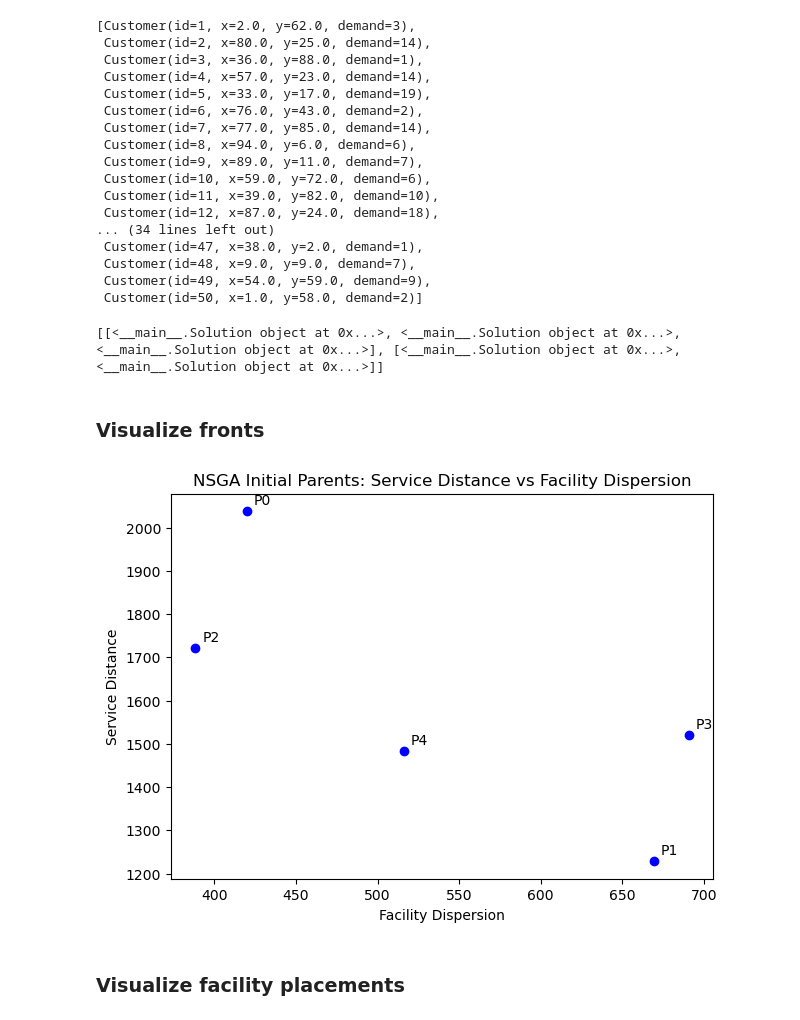
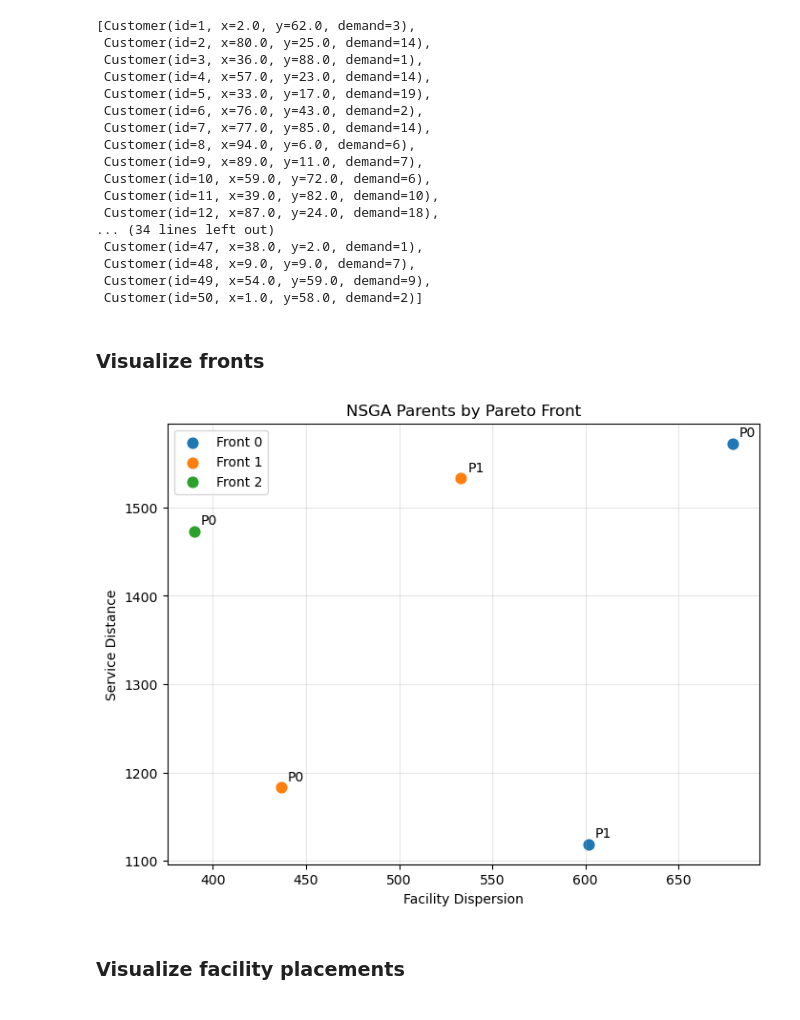
Before and after one commit to benbekir/optimization-algorithms, a Jupyter notebook: multiple-objectives-constraints/nsga.ipynb, the cells around one changed output. Saved outputs shown, nothing was run; the diff lists cells and outputs as text; code cells hidden in the pictures.

Commit message:
fix front calculation

```diff
--- a/multiple-objectives-constraints/nsga.ipynb
+++ b/multiple-objectives-constraints/nsga.ipynb
@@ -220,31 +234,41 @@ for facilities in solution_facilities:
     solution = Solution(service_score, dispersion_score, facilities)
     solutions.append(solution)
 fronts = calculate_fronts(solutions)
-print(fronts)
-# %% [output]
-[[<__main__.Solution object at 0x...>, <__main__.Solution object at 0x...>, <__main__.Solution object at 0x...>], [<__main__.Solution object at 0x...>, <__main__.Solution object at 0x...>]]
 # %% [markdown]
 ### Visualize fronts
-# %%
-x_dispersion = []
-y_service_distance = []
-
-for solution in solutions:
-    x_dispersion.append(solution.facility_dispersion_score)
-    y_service_distance.append(solution.service_distance_score)
-
-plt.figure(figsize=(7, 5))
-plt.scatter(x_dispersion, y_service_distance, color="blue")
-
-for i, (x, y) in enumerate(zip(x_dispersion, y_service_distance)):
-    plt.annotate(f"P{i}", (x, y), xytext=(5, 5), textcoords="offset points")
-
-plt.xlabel("Facility Dispersion")
-plt.ylabel("Service Distance")
-plt.title("NSGA Initial Parents: Service Distance vs Facility Dispersion")
-plt.show()
-# %% [output]
-[figure, removed]
+# %%
+plt.figure(figsize=(8, 6))
+cmap = plt.get_cmap("tab10")
+
+for front_idx, front in enumerate(fronts):
+    x_dispersion = [s.facility_dispersion_score for s in front]
+    y_service_distance = [s.service_distance_score for s in front]
+    color = cmap(front_idx % 10)
+
+    plt.scatter(
+        x_dispersion,
+        y_service_distance,
+        color=color,
+        s=60,
+        label=f"Front {front_idx}"
+    )
+
+    for i, s in enumerate(front):
+        plt.annotate(
+            f"P{i}",
+            (s.facility_dispersion_score, s.service_distance_score),
+            xytext=(5, 5),
+            textcoords="offset points"
+        )
+
+plt.xlabel("Facility Dispersion")
+plt.ylabel("Service Distance")
+plt.title("NSGA Parents by Pareto Front")
+plt.legend()
+plt.grid(True, alpha=0.3)
+plt.show()
+# %% [output]
+[figure, added]
 # %% [markdown]
 ### Visualize facility placements
 # %%
```
Also changed, not shown: parts of 2 cells of this notebook.
